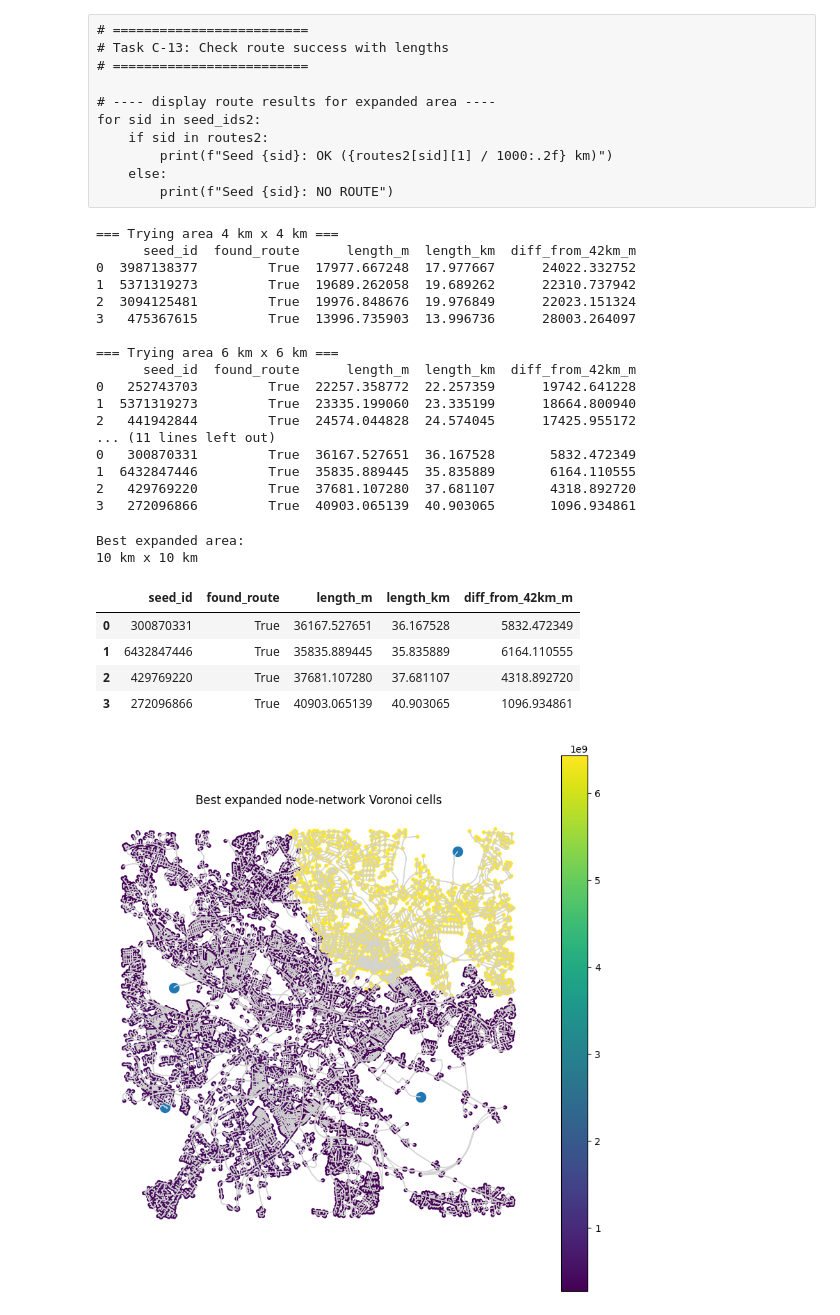
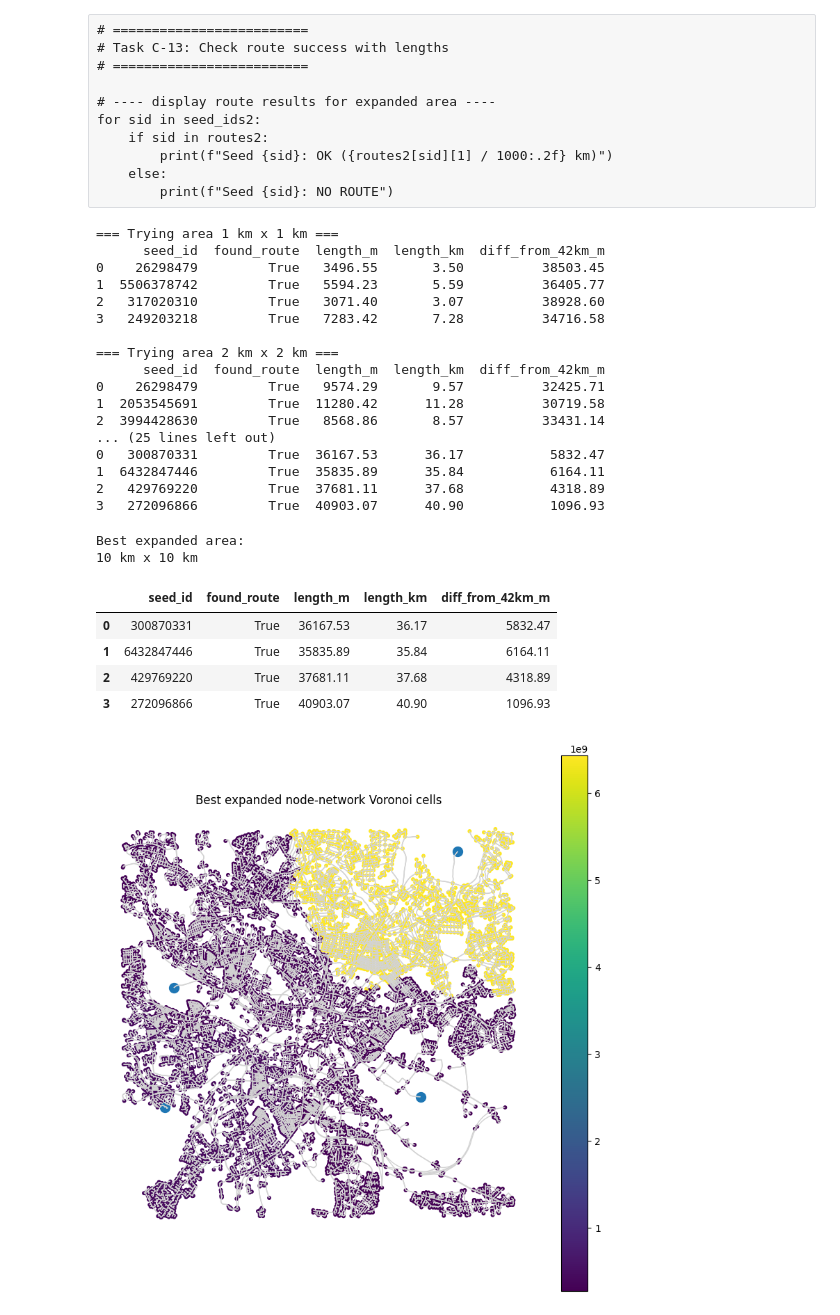
Before and after one commit to isgkyo/NetWorkDataAnalysis-CourseWork, a Jupyter notebook: Part02.ipynb, the cells around one changed output. Cells and saved outputs as stored; diff of their text form; code cells hidden in the pictures.

```diff
--- a/Part02.ipynb
+++ b/Part02.ipynb
@@ -1344,6 +1347,8 @@ for sid in seed_ids2:
 
 # ---- define candidate expanded area sizes ----
 candidate_half_sizes = [
+    500,   # 1km x 1km
+    1000,  # 2km x 2km
     2000,  # 4km x 4km
     3000,  # 6km x 6km
     4000,  # 8km x 8km
@@ -1361,25 +1366,25 @@ for hs in candidate_half_sizes:
         tolerance=3000
     )
     expanded_runs[hs] = run
-    print(run["results_df"])
+    print(run["results_df"].round(2))
 # %% [output]
-=== Trying area 4 km x 4 km ===
-      seed_id  found_route      length_m  length_km  diff_from_42km_m
-0  3987138377         True  17977.667248  17.977667      24022.332752
-1  5371319273         True  19689.262058  19.689262      22310.737942
-2  3094125481         True  19976.848676  19.976849      22023.151324
-3   475367615         True  13996.735903  13.996736      28003.264097
+=== Trying area 1 km x 1 km ===
+      seed_id  found_route  length_m  length_km  diff_from_42km_m
+0    26298479         True   3496.55       3.50          38503.45
+1  5506378742         True   5594.23       5.59          36405.77
+2   317020310         True   3071.40       3.07          38928.60
+3   249203218         True   7283.42       7.28          34716.58
 
-=== Trying area 6 km x 6 km ===
-      seed_id  found_route      length_m  length_km  diff_from_42km_m
-0   252743703         True  22257.358772  22.257359      19742.641228
-1  5371319273         True  23335.199060  23.335199      18664.800940
-2   441942844         True  24574.044828  24.574045      17425.955172
-... (11 lines left out)
-0   300870331         True  36167.527651  36.167528       5832.472349
-1  6432847446         True  35835.889445  35.835889       6164.110555
-2   429769220         True  37681.107280  37.681107       4318.892720
-3   272096866         True  40903.065139  40.903065       1096.934861
+=== Trying area 2 km x 2 km ===
+      seed_id  found_route  length_m  length_km  diff_from_42km_m
+0    26298479         True   9574.29       9.57          32425.71
+1  2053545691         True  11280.42      11.28          30719.58
+2  3994428630         True   8568.86       8.57          33431.14
+... (25 lines left out)
+0   300870331         True  36167.53      36.17           5832.47
+1  6432847446         True  35835.89      35.84           6164.11
+2   429769220         True  37681.11      37.68           4318.89
+3   272096866         True  40903.07      40.90           1096.93
 # %%
 # =========================
 # Task C-13: Select best expanded solution
@@ -1389,38 +1394,38 @@ for hs in candidate_half_sizes:
 best_half_size = None
 best_num_success = -1
 best_min_diff = float("inf")
 
 # ---- compare route results across expanded areas ----
 for hs, run in expanded_runs.items():
     df = run["results_df"].copy()
     success_df = df[df["found_route"] == True].copy()
 
     num_success = len(success_df)
 
     if num_success > 0:
         min_diff = success_df["diff_from_42km_m"].min()
     else:
         min_diff = float("inf")
 
     if (num_success > best_num_success) or (num_success == best_num_success and min_diff < best_min_diff):
         best_half_size = hs
         best_num_success = num_success
         best_min_diff = min_diff
 
 # ---- display the best expanded solution ----
 best_run = expanded_runs[best_half_size]
 
 print("\nBest expanded area:")
 print(f"{2*best_half_size/1000:.0f} km x {2*best_half_size/1000:.0f} km")
-display(best_run["results_df"])
+display(best_run["results_df"].round(2))
 # %% [output]
 Best expanded area:
 10 km x 10 km
 |  | seed_id | found_route | length_m | length_km | diff_from_42km_m |
-| 0 | 300870331 | True | 36167.527651 | 36.167528 | 5832.472349 |
-| 1 | 6432847446 | True | 35835.889445 | 35.835889 | 6164.110555 |
-| 2 | 429769220 | True | 37681.107280 | 37.681107 | 4318.892720 |
-| 3 | 272096866 | True | 40903.065139 | 40.903065 | 1096.934861 |
+| 0 | 300870331 | True | 36167.53 | 36.17 | 5832.47 |
+| 1 | 6432847446 | True | 35835.89 | 35.84 | 6164.11 |
+| 2 | 429769220 | True | 37681.11 | 37.68 | 4318.89 |
+| 3 | 272096866 | True | 40903.07 | 40.90 | 1096.93 |
 # %%
 # =========================
 # Task C-14: Plot Voronoi cells for best expanded area
```
Also changed, not shown: parts of 8 cells of this notebook, 1 other file.
